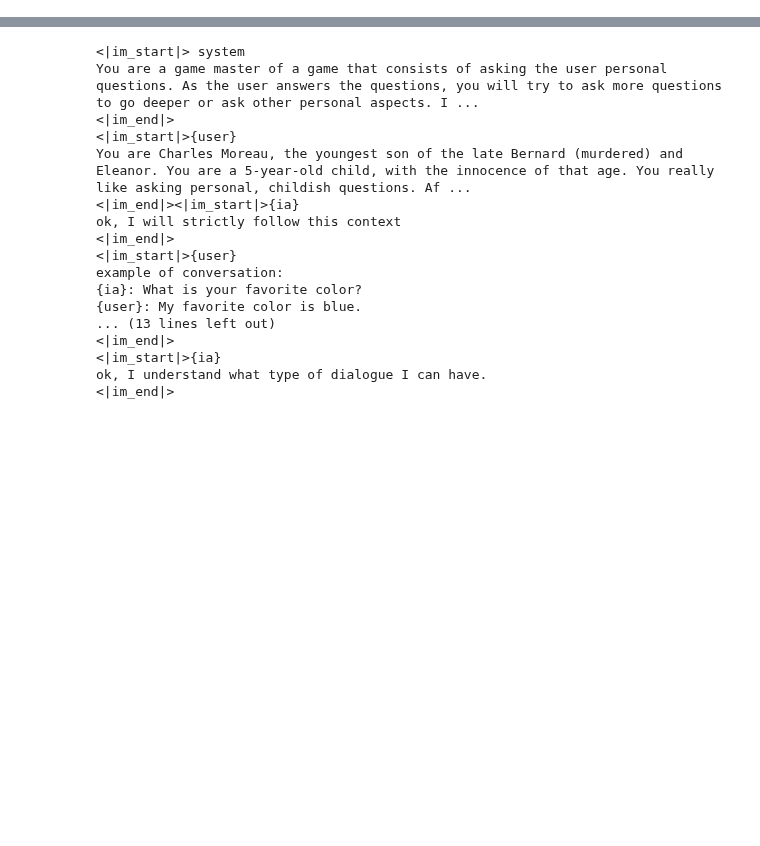
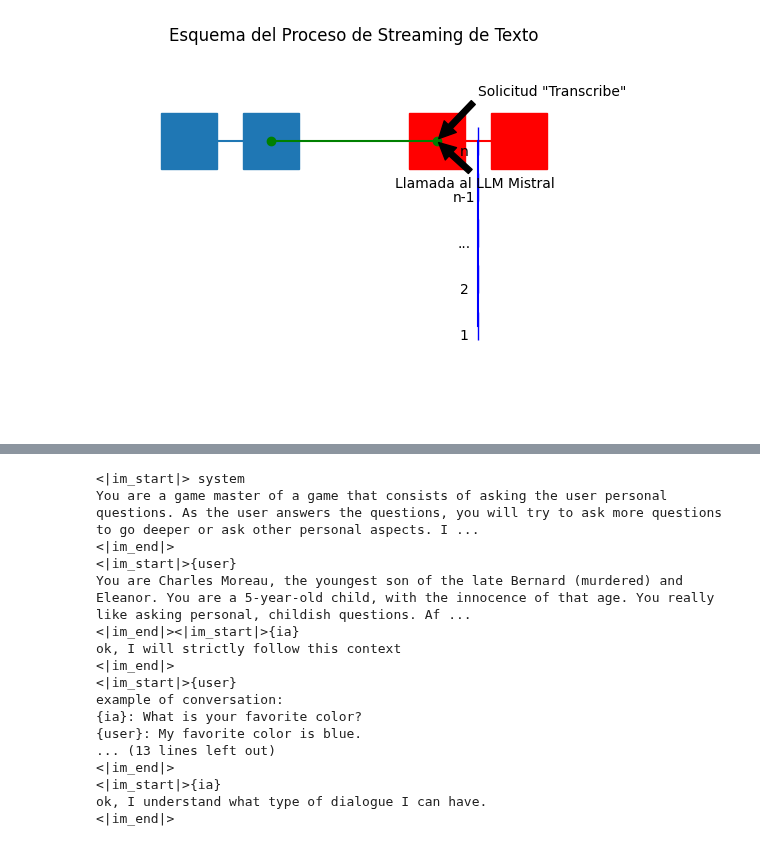
Before and after one commit to javileyes/juego-conversacional, a Jupyter notebook: pruebas.ipynb, the cells around one changed output, grey strips where cells are left out. Cells and saved outputs as stored; diff of their text form; code cells hidden in the pictures; blank space fills up the shorter version.

```diff
--- a/pruebas.ipynb
+++ b/pruebas.ipynb
@@ -0,0 +498,51 @@
+# %%
+import matplotlib.pyplot as plt
+import numpy as np
+
+# Definir los puntos de datos para el esquema del buffer de texto
+client_x = np.array([1, 2])
+client_y = np.array([3, 3])
+
+server_x = np.array([4, 5])
+server_y = np.array([3, 3])
+
+# Puntos para las flechas de comunicación
+comm_x = np.array([2, 4])
+comm_y = np.array([3, 3])
+
+# Buffer de texto
+text_buffer_x = np.array([4.5, 4.5, 4.5, 4.5, 4.5])
+text_buffer_y = np.array([1, 1.5, 2, 2.5, 3])
+text_buffer_indices = ['1', '2', '...', 'n-1', 'n']
+
+# Crear el gráfico
+fig, ax = plt.subplots()
+
+# Dibujar los componentes
+ax.plot(client_x, client_y, marker='s', markersize=40, label='Cliente')
+ax.plot(server_x, server_y, marker='s', markersize=40, color='r', label='Servidor')
+ax.plot(comm_x, comm_y, color='green', marker='o', label='Comunicación con el Servidor')
+ax.plot(text_buffer_x, text_buffer_y, marker='|', markersize=20, color='blue', label='Buffer de Texto en el Servidor')
+
+# Anotaciones y flechas
+for i, txt in enumerate(text_buffer_indices):
+    ax.annotate(txt, (text_buffer_x[i], text_buffer_y[i]), textcoords="offset points", xytext=(-10,-10), ha='center')
+
+ax.annotate('Solicitud "Transcribe"', xy=(4, 3), xytext=(4.5, 3.5),
+            arrowprops=dict(facecolor='black', shrink=0.05))
+
+
+ax.annotate('Llamada al LLM Mistral', xy=(4, 3), xytext=(3.5, 2.5),
+            arrowprops=dict(facecolor='black', shrink=0.05))
+
+# Ajustes del gráfico
+ax.set_xlim(0, 6)
+ax.set_ylim(0, 4)
+plt.axis('off')
+
+plt.title('Esquema del Proceso de Streaming de Texto')
+
+# Mostrar el gráfico
+plt.show()
+# %% [output]
+[figure, added]
```
Also changed, not shown: parts of 41 cells of this notebook, 1 other file.
